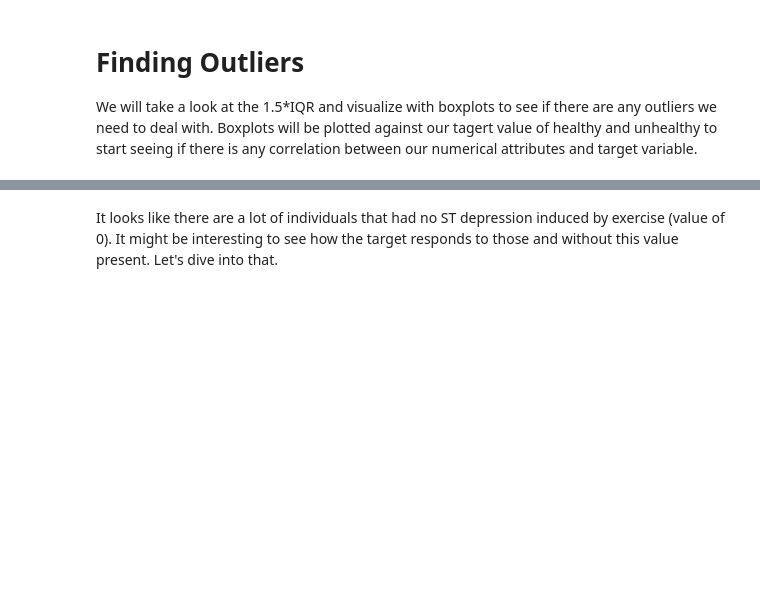
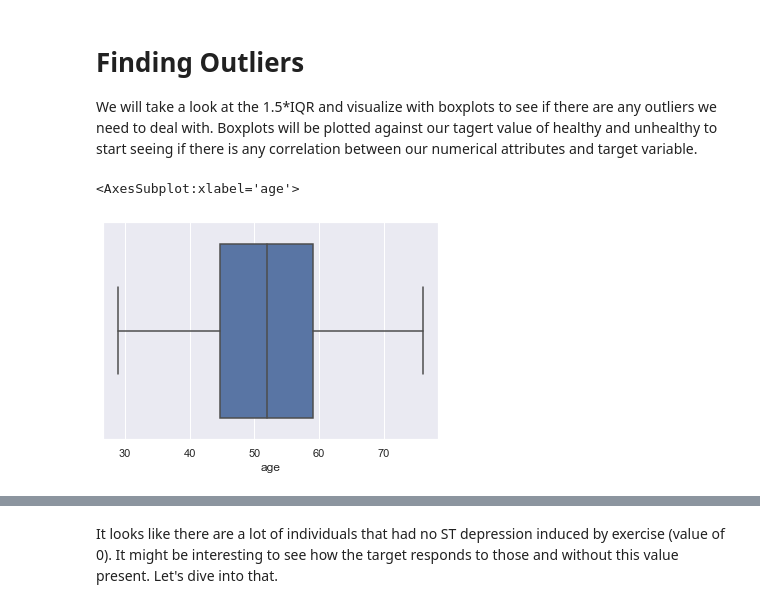
Before and after one commit to abroniewski/Heart-Disease-Machine-Learning-Exploration, a Jupyter notebook: src/HDD-pre-processing.ipynb, the cells around one changed output, grey strips where cells are left out. Cells and saved outputs as stored; diff of their text form; code cells hidden in the pictures; blank space fills up the shorter version.

```diff
--- a/src/HDD-pre-processing.ipynb
+++ b/src/HDD-pre-processing.ipynb
@@ -55,13 +82,13 @@ Here we create a pandas profile report and save it to the processed file. This l
 # profile = pp.ProfileReport(hd, title="Profile Report of Heart Disease Dataset")
 # profile.to_file("../data/processed/hd_data_profile.html")
 # %%
-# objectAttributesKey = ["sex", "chest_pain_type", "fasting_blood_sugar", "resting_electrocardiographic", "exercise_induced_angina", "peak_exercise_st_slope", "major_vessels_count", "thalassemia", "target"]
-# objectAttributes = {i: "object" for i in objectAttributesKey}
-#
-# integerAttributesKey = ["age", "resting_blood_pressure", "cholesterol", "max_heart_rate_achieved", "ST_depression_induced_by_exercise"]
-# integerAttributes = {i: "float" for i in integerAttributesKey}
-#
-# attributeTypes = objectAttributes | integerAttributes
-# hd=hd.astype(attributeTypes)
-#
-# hd.dtypes
+objectAttributesKey = ["sex", "chest_pain_type", "fasting_blood_sugar", "resting_electrocardiographic", "exercise_induced_angina", "peak_exercise_st_slope", "major_vessels_count", "thalassemia", "target"]
+objectAttributes = {i: "object" for i in objectAttributesKey}
+
+integerAttributesKey = ["age", "resting_blood_pressure", "cholesterol", "max_heart_rate_achieved", "ST_depression_induced_by_exercise"]
+integerAttributes = {i: "float" for i in integerAttributesKey}
+
+attributeTypes = objectAttributes | integerAttributes
+hd=hd.astype(attributeTypes)
+
+hd.dtypes
@@ -68,8 +111,8 @@ Here we create a pandas profile report and save it to the processed file. This l
 # %%
-# hd["target"] = hd["target"].replace([0,1,2,3,4],["Healthy", "Sick","Sick","Sick", "Sick"])
+hd["target"] = hd["target"].replace([0,1,2,3,4],["Healthy", "Sick","Sick","Sick", "Sick"])
 
-# hd.loc[hd.target == "2"] = "Sick"
-# hd.loc[hd.target == "3"] = "Sick"
-# hd.loc[hd.target == "4"] = "Sick"
-# hd.loc[hd.target == "1"] = "Healthy"
-# hd['target'].value_counts()
+hd.loc[hd.target == "2"] = "Sick"
+hd.loc[hd.target == "3"] = "Sick"
+hd.loc[hd.target == "4"] = "Sick"
+hd.loc[hd.target == "1"] = "Healthy"
+hd['target'].value_counts()
@@ -168,6 +187,14 @@ y_test.to_csv("../data/processed/y_test")
 
 We will take a look at the 1.5*IQR and visualize with boxplots to see if there are any outliers we need to deal with.
 Boxplots will be plotted against our tagert value of healthy and unhealthy to start seeing if there is any correlation between our numerical attributes and target variable.
+# %%
+hd_test = hd[hd['target'] == "Sick"]
+hd_test2 = hd[hd['target'] == "Healthy"]
+# sns.boxplot(x=hd_test["age"], orient="v")
+sns.boxplot(x=hd_test2["age"], orient="v")
+# %% [output]
+<AxesSubplot:xlabel='age'>
+[figure, added]
 # %%
 sns.set(rc = {'figure.figsize':(5,5)})
 sns.set_context(rc={"font.size":16,"axes.titlesize":18,"axes.labelsize":16})
```
Also changed, not shown: parts of 35 cells of this notebook, 4 other files.
